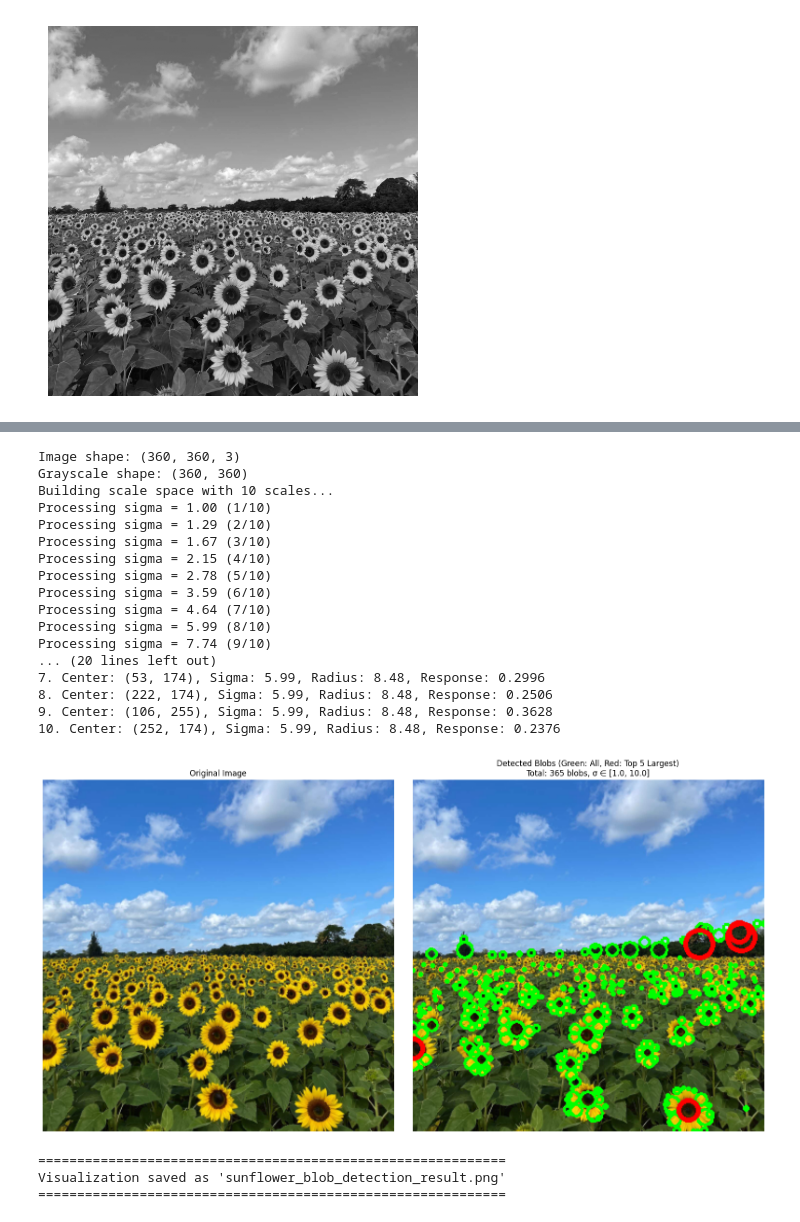
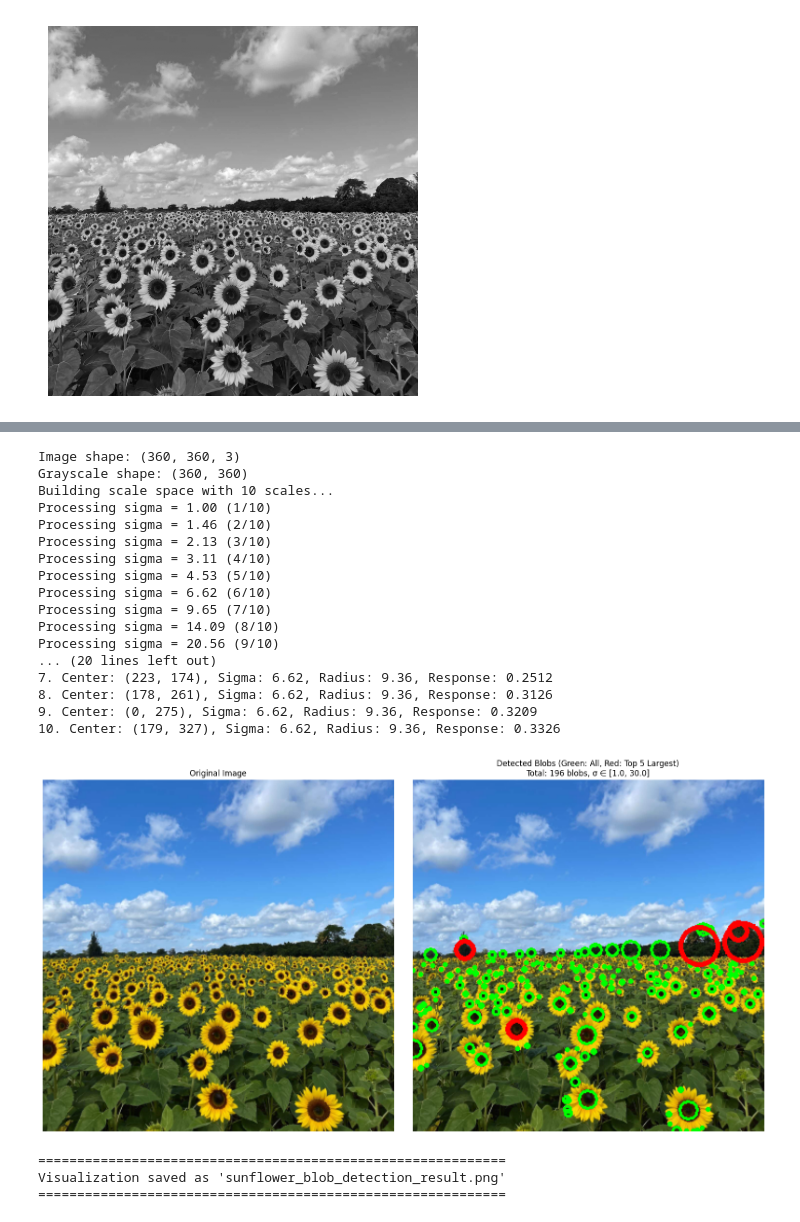
Before and after one commit to Achi-456/Computer_Vision_Projects, a Jupyter notebook: CV_A02/test.ipynb, the cells around one changed output, grey strips where cells are left out. Drawn from its saved outputs; the diff is of its cells as text; code cells hidden in the pictures.

```diff
--- a/CV_A02/test.ipynb
+++ b/CV_A02/test.ipynb
@@ -25,18 +42,8 @@ import matplotlib.pyplot as plt
 from scipy import ndimage
 
 def compute_log_response(image, sigma):
-    """
-    Compute the Laplacian of Gaussian response for a given sigma.
-    The response is normalized by sigma^2 for scale invariance.
-    """
-    # Apply Gaussian smoothing
-    smoothed = cv.GaussianBlur(image, (0, 0), sigma)
-
-    # Compute Laplacian using cv2.Laplacian
-    laplacian = cv.Laplacian(smoothed, cv.CV_64F)
-
-    # Normalize by sigma^2 for scale invariance
-    return sigma**2 * np.abs(laplacian)
+    laplacian_of_gaussian = ndimage.gaussian_laplace(image, sigma)
+    return sigma**2 * laplacian_of_gaussian
 
 def detect_blobs_log(image, sigma_min=5, sigma_max=50, num_sigma=20, threshold=0.01):
     """
@@ -124,9 +131,9 @@ else:
     blobs, sigma_values = detect_blobs_log(
         gray,
         sigma_min=1,      # Minimum sigma
-        sigma_max=10,     # Maximum sigma
+        sigma_max=30,     # Maximum sigma
         num_sigma=10,     # Number of scales to test
-        threshold=0.5  # Detection threshold (lower = more detections)
+        threshold=0.5 # Detection threshold (lower = more detections)
     )
 
     # Sort blobs by size (sigma) in descending order
@@ -153,46 +160,46 @@ else:
     # Draw top 5 largest circles in red for visibility
     result = draw_circles(result, blobs_sorted[:5], color=(0, 0, 255), thickness=3)
 
     # Create visualization
     fig, axes = plt.subplots(1, 2, figsize=(16, 8))
 
     # Original image
     axes[0].imshow(cv.cvtColor(im, cv.COLOR_BGR2RGB))
     axes[0].set_title('Original Image')
     axes[0].axis('off')
 
     # Result with detected circles
     axes[1].imshow(cv.cvtColor(result, cv.COLOR_BGR2RGB))
     axes[1].set_title(f'Detected Blobs (Green: All, Red: Top 5 Largest)\n'
                       f'Total: {len(blobs)} blobs, σ ∈ [{sigma_values[0]:.1f}, {sigma_values[-1]:.1f}]')
     axes[1].axis('off')
 
     plt.tight_layout()
     plt.savefig('sunflower_blob_detection_result.png', dpi=150, bbox_inches='tight')
     plt.show()
 
     print("\n" + "="*60)
     print("Visualization saved as 'sunflower_blob_detection_result.png'")
     print("="*60)
 # %% [output]
 Image shape: (360, 360, 3)
 Grayscale shape: (360, 360)
 Building scale space with 10 scales...
 Processing sigma = 1.00 (1/10)
-Processing sigma = 1.29 (2/10)
-Processing sigma = 1.67 (3/10)
-Processing sigma = 2.15 (4/10)
-Processing sigma = 2.78 (5/10)
-Processing sigma = 3.59 (6/10)
-Processing sigma = 4.64 (7/10)
-Processing sigma = 5.99 (8/10)
-Processing sigma = 7.74 (9/10)
+Processing sigma = 1.46 (2/10)
+Processing sigma = 2.13 (3/10)
+Processing sigma = 3.11 (4/10)
+Processing sigma = 4.53 (5/10)
+Processing sigma = 6.62 (6/10)
+Processing sigma = 9.65 (7/10)
+Processing sigma = 14.09 (8/10)
+Processing sigma = 20.56 (9/10)
 ... (20 lines left out)
-7. Center: (53, 174), Sigma: 5.99, Radius: 8.48, Response: 0.2996
-8. Center: (222, 174), Sigma: 5.99, Radius: 8.48, Response: 0.2506
-9. Center: (106, 255), Sigma: 5.99, Radius: 8.48, Response: 0.3628
-10. Center: (252, 174), Sigma: 5.99, Radius: 8.48, Response: 0.2376
+7. Center: (223, 174), Sigma: 6.62, Radius: 9.36, Response: 0.2512
+8. Center: (178, 261), Sigma: 6.62, Radius: 9.36, Response: 0.3126
+9. Center: (0, 275), Sigma: 6.62, Radius: 9.36, Response: 0.3209
+10. Center: (179, 327), Sigma: 6.62, Radius: 9.36, Response: 0.3326
-[figure, old version]
+[figure, new version]
 ============================================================
 Visualization saved as 'sunflower_blob_detection_result.png'
 ============================================================
```
Also changed, not shown: parts of 2 cells of this notebook, 1 other file.
